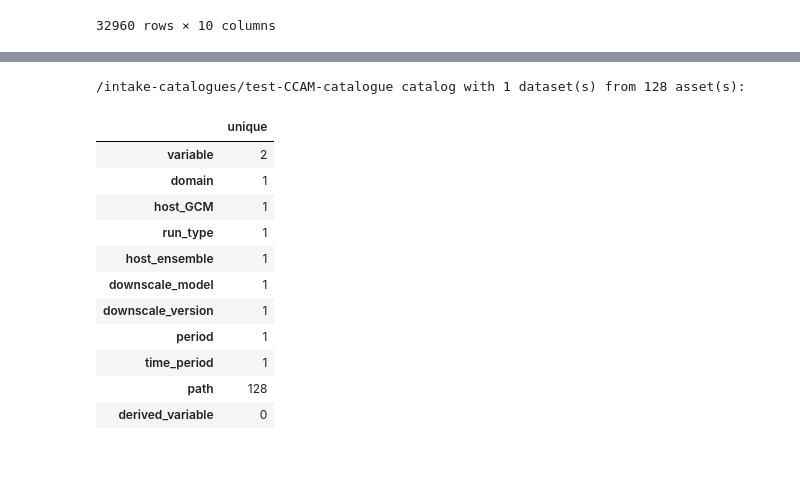
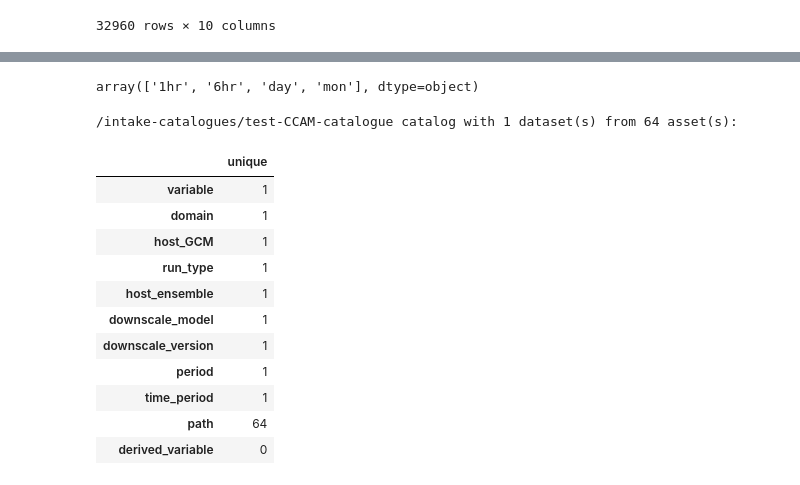
Before and after one commit to AusClimateService/data-catalogue, a Jupyter notebook: notebooks/CCAM-intake-sandbox.ipynb, the cells around one changed output, grey strips where cells are left out. Drawn from its saved outputs; the diff is of its cells as text; code cells hidden in the pictures.

Commit message:
tested intake-stable environment and test catalogue works for compute

```diff
--- a/notebooks/CCAM-intake-sandbox.ipynb
+++ b/notebooks/CCAM-intake-sandbox.ipynb
@@ -340,10 +290,14 @@ data_catalog.df
+# %%
+data_catalog.df.period.unique()
+# %% [output]
+array(['1hr', '6hr', 'day', 'mon'], dtype=object)
 # %%
-search1 = data_catalog.search(variable=['CAPE','zmla'],period='mon')
+search1 = data_catalog.search(variable=['tas'],period='mon')
 search1
 # %% [output]
-/intake-catalogues/test-CCAM-catalogue catalog with 1 dataset(s) from 128 asset(s):
+/intake-catalogues/test-CCAM-catalogue catalog with 1 dataset(s) from 64 asset(s):
 |  | unique |
-| variable | 2 |
+| variable | 1 |
 | domain | 1 |
 | host_GCM | 1 |
 | run_type | 1 |
@@ -352,7 +306,7 @@ search1
 | downscale_version | 1 |
 | period | 1 |
 | time_period | 1 |
-| path | 128 |
+| path | 64 |
 | derived_variable | 0 |
 # %%
 search1.df
```
Also changed, not shown: parts of 30 cells of this notebook.
